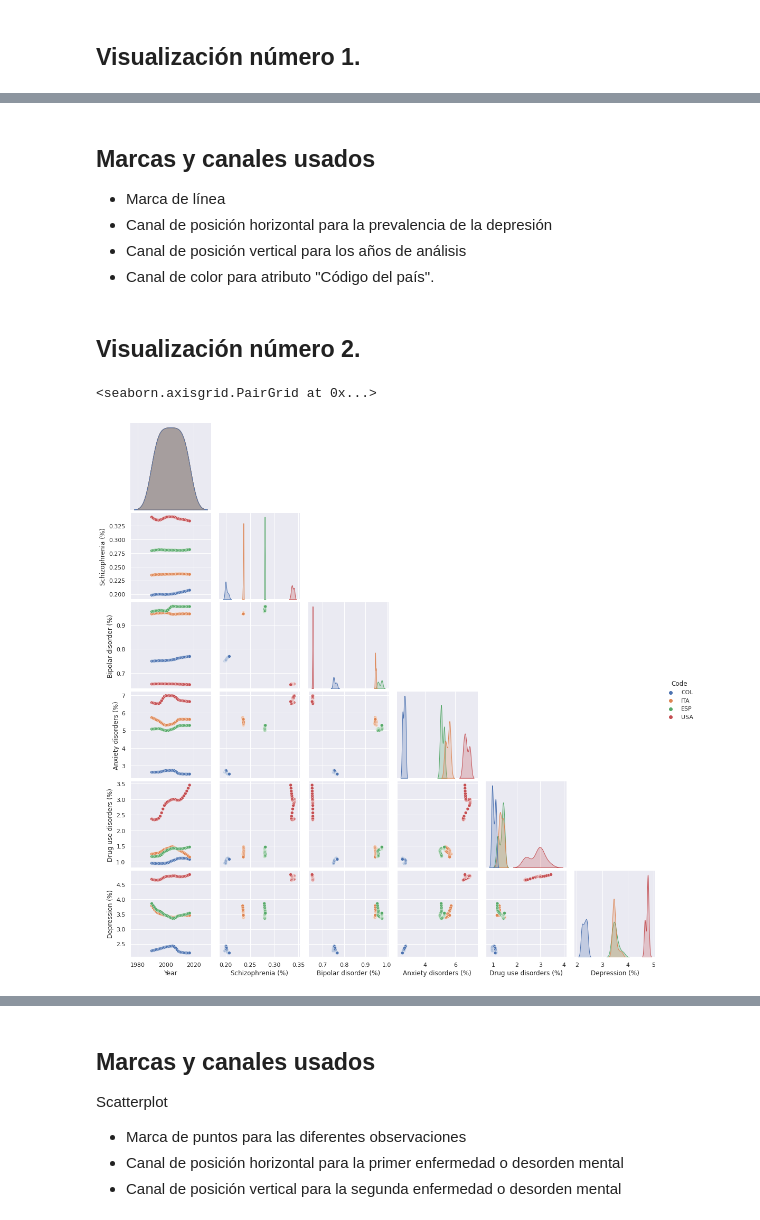
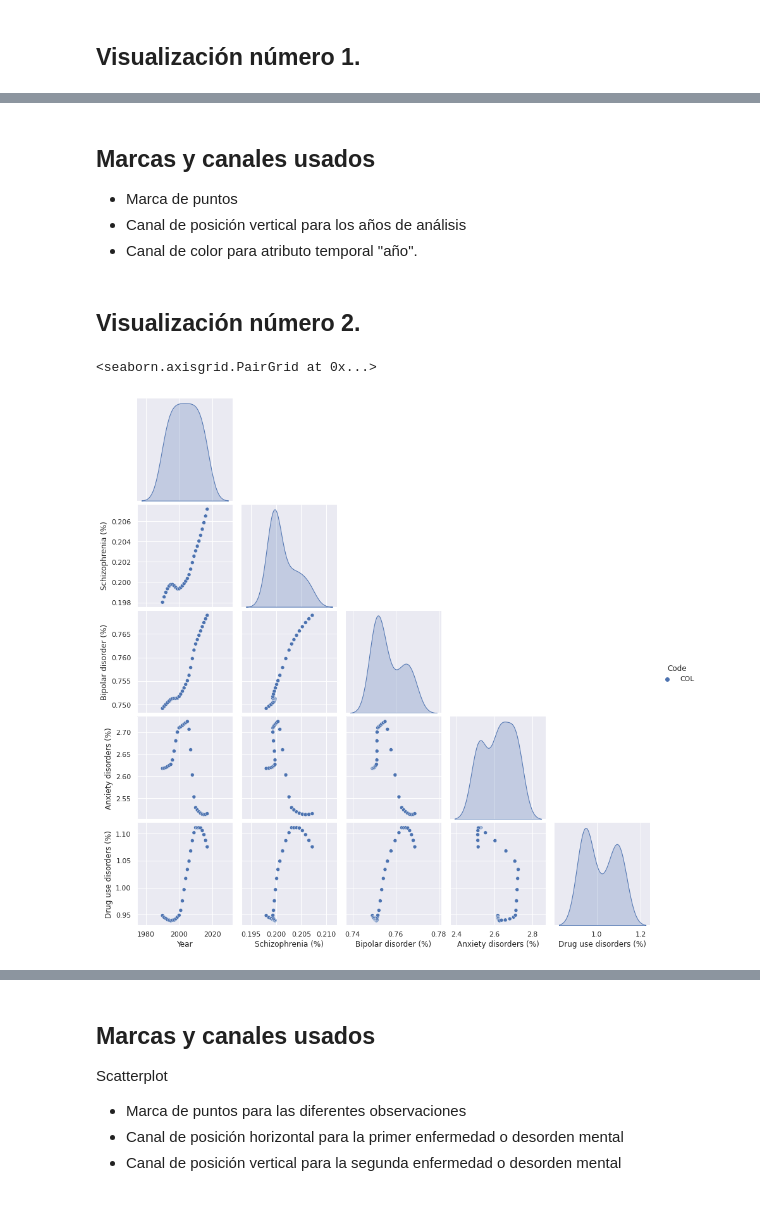
Before and after one commit to JeiberDiaz/2.-Entrega-avances-proyecto, a Jupyter notebook: Entrega_1_proyecto_visualización.ipynb, the cells around one changed output, grey strips where cells are left out. Saved outputs shown, nothing was run; the diff lists cells and outputs as text; code cells hidden in the pictures.

```diff
--- a/Entrega_1_proyecto_visualización.ipynb
+++ b/Entrega_1_proyecto_visualización.ipynb
@@ -111,20 +127,20 @@ Posterior al encode se **selecciona** y finalmente se **filtra**
 Con todo lo anterior se desarrolla un barplot agrupado. Este no requiere interacción.
 # %% [markdown]
 ## **Marcas y canales usados**
-* Marca de línea
-* Canal de posición horizontal para la prevalencia de la depresión
+* Marca de puntos
 * Canal de posición vertical para los años de análisis
-* Canal de color para atributo "Código del país".
+* Canal de color para atributo temporal "año".
 # %% [markdown]
 ## Visualización número 2.
 # %%
-df_mhd_red = df_mhd_countries.iloc[:,[1,2,3,4,6,7,8]]
+df_mhd_red = df_mhd.iloc[:,[1,2,3,4,6,7]]
+df_mhd_red2 = df_mhd_red[(df_mhd_red['Code'] == "COL")] # | (df_mhd_red['Code'] == "ARG")]
 #df_mhd_red.head
-sns.pairplot(df_mhd_red,
+sns.pairplot(df_mhd_red2,
              hue = "Code",
              corner = True)
 # %% [output]
 <seaborn.axisgrid.PairGrid at 0x...>
-[figure, old version]
+[figure, new version]
 # %% [markdown]
 ### **¿Por qué?**
```
Also changed, not shown: parts of 7 cells of this notebook, 6 other files.
